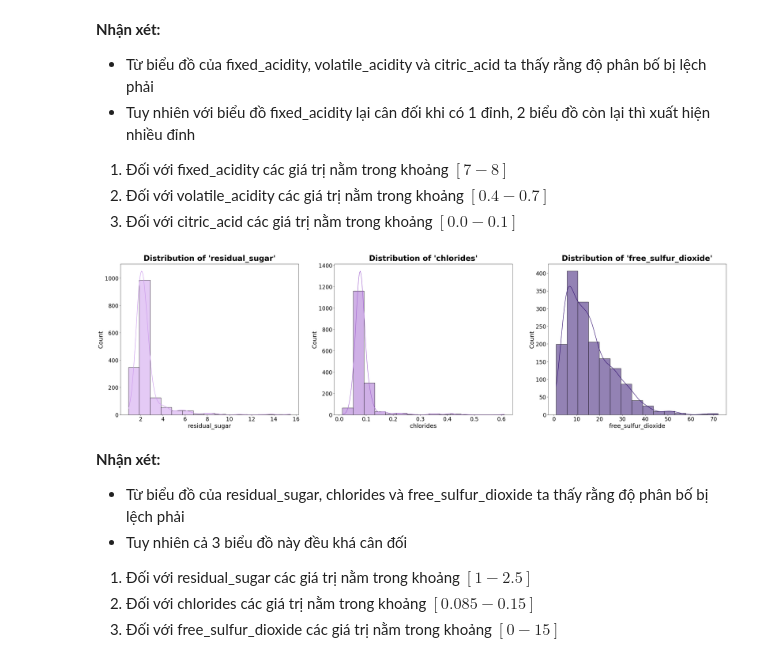
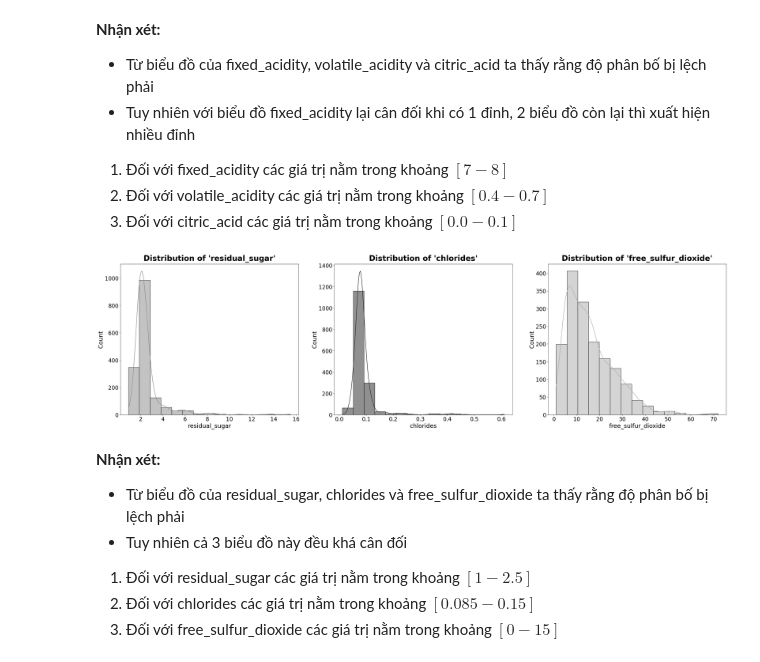
Before and after one commit to aquattda/LTT_DA, a Jupyter notebook: Lab/Lab4_BTL01/1.1 ThongKeMoTa/1.1.ipynb, the cells around one changed output. Drawn from its saved outputs; the diff is of its cells as text; code cells hidden in the pictures.

```diff
--- a/Lab/Lab4_BTL01/1.1 ThongKeMoTa/1.1.ipynb
+++ b/Lab/Lab4_BTL01/1.1 ThongKeMoTa/1.1.ipynb
@@ -760,30 +752,30 @@ for ax in axes:
 # %%
 fig, axes = plt.subplots(1, 3, figsize = (40, 10))
 sns.histplot(ax = axes[0], x = winequality_df["residual_sugar"],
              bins = 15,
              kde = True,
              cbar = True,
-             color = "#CA96EC").set(title = "Distribution of 'residual_sugar'")
+             color = "#888888").set(title = "Distribution of 'residual_sugar'")
 
 sns.histplot(ax = axes[1], x = winequality_df["chlorides"],
              bins = 15,
              cbar = True,
              kde = True,
-             color = "#A163CF").set(title = "Distribution of 'chlorides'")
+             color = "#222222").set(title = "Distribution of 'chlorides'")
 
 sns.histplot(ax = axes[2], x = winequality_df["free_sulfur_dioxide"],
              bins = 15,
              kde = True,
              cbar = True,
-             color = "#29066B").set(title = "Distribution of 'free_sulfur_dioxide'")
+             color = "#AAAAAA").set(title = "Distribution of 'free_sulfur_dioxide'")
 
 for ax in axes:
     ax.tick_params(axis='both', which='major', labelsize=20)
     ax.set_xlabel(ax.get_xlabel(), fontsize=22)
     ax.set_ylabel(ax.get_ylabel(), fontsize=22)
     ax.set_title(ax.get_title(), fontsize=28, fontweight="bold", pad=12)
 # %% [output]
-[figure, old version]
+[figure, new version]
 # %% [markdown]
 **Nhận xét:**
 - Từ biểu đồ của residual_sugar, chlorides và free_sulfur_dioxide ta thấy rằng độ phân bố bị lệch phải
```
Also changed, not shown: parts of 15 cells of this notebook, 4 other files.
